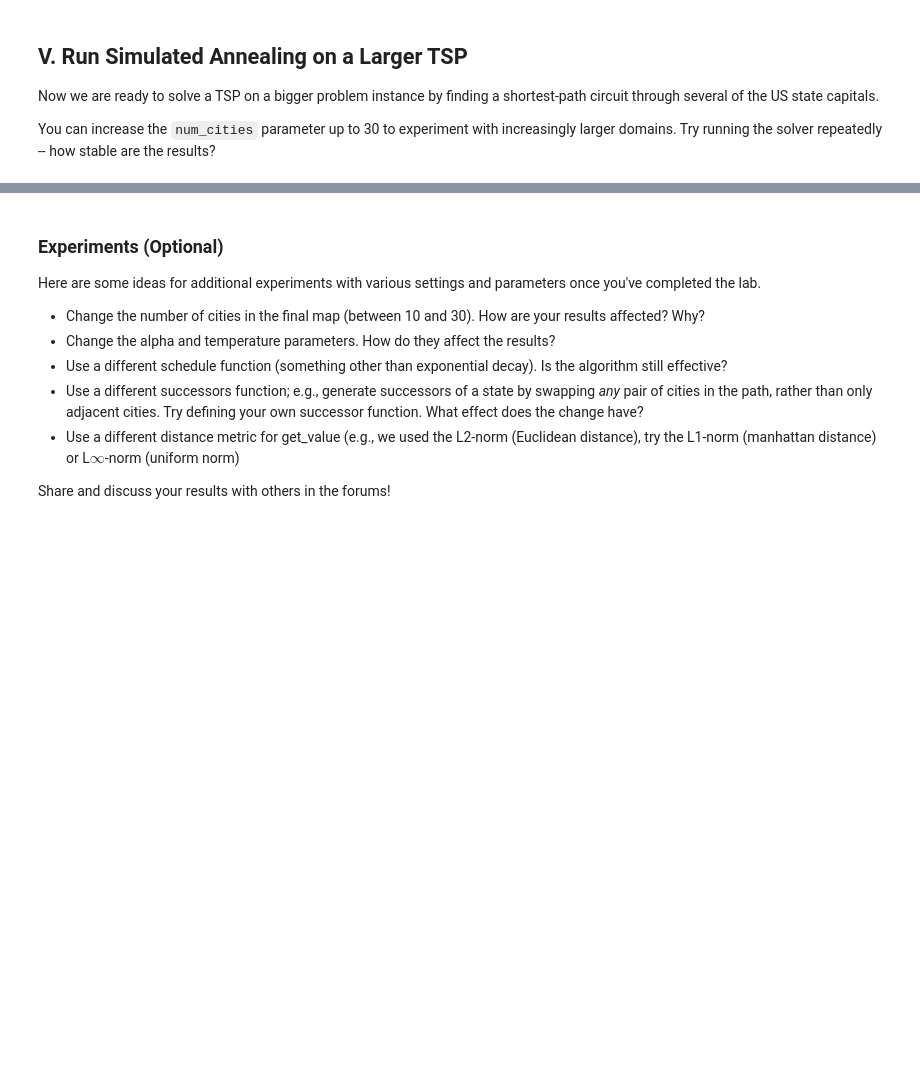
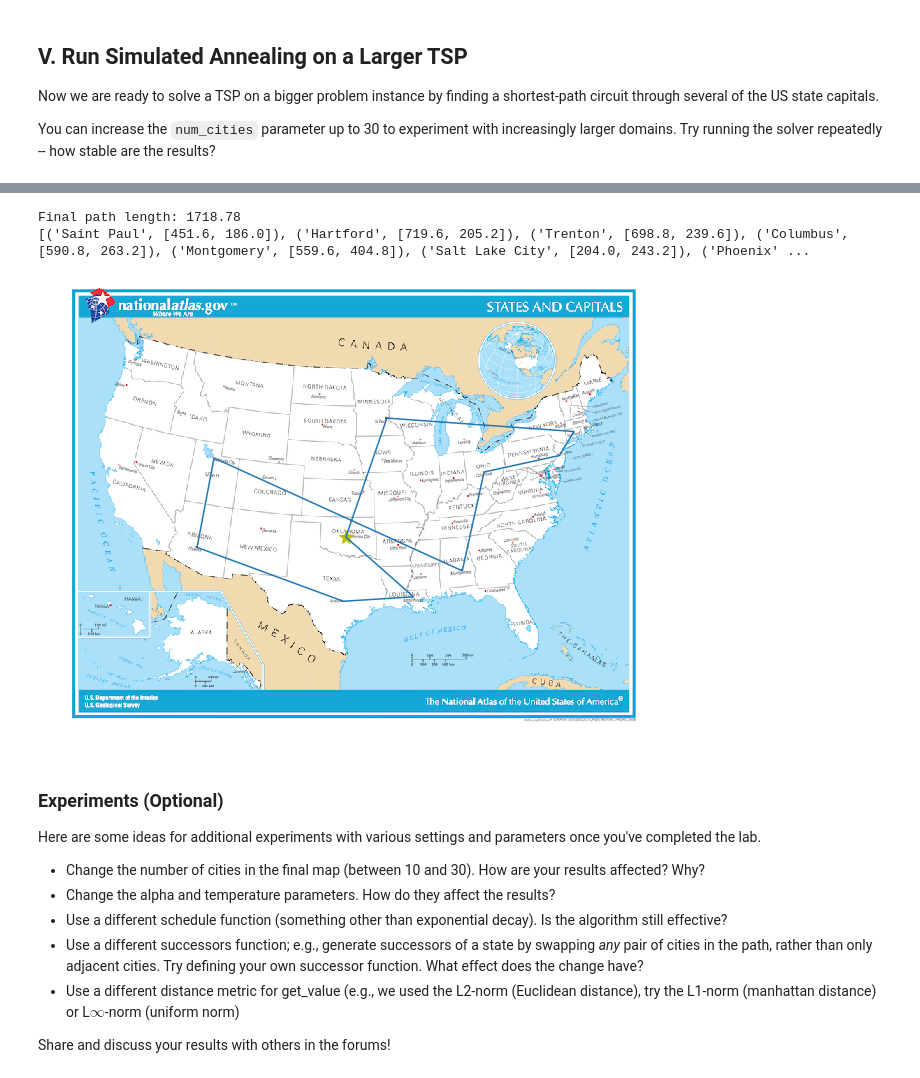
Before and after one commit to wikhung/AIND-Simulated_Annealing, a Jupyter notebook: AIND-Simulated_Annealing.ipynb, the cells around one changed output, grey strips where cells are left out. Drawn from its saved outputs; the diff is of its cells as text; code cells hidden in the pictures; blank space fills up the shorter version.

Commit message:
Completed Simulated Annearling and Added Experiments
Added experiments of temperature and alpha

```diff
--- a/AIND-Simulated_Annealing.ipynb
+++ b/AIND-Simulated_Annealing.ipynb
@@ -91,9 +91,10 @@ def simulated_annealing(problem, schedule):
     AIMA simulated_annealing() pseudocode
         https://github.com/aimacode/aima-pseudocode/blob/master/md/Simulated-Annealing.md
     """
+    t = 0
+    current_node = problem
     while t < float('inf'):
         T = schedule(t)
-        current_node = problem
 
         if T < 1e-10:
             return current_node
@@ -101,11 +102,14 @@ def simulated_annealing(problem, schedule):
         next_successor = random.choice(current_node.successors())
         delta = next_successor.get_value() - current_node.get_value()
 
-        p = np.exp(delta/t)
+        p = np.exp(delta/T)
         if delta > 0:
             current_node = next_successor
+
         elif random.choice(1, 1, [1 - p, p]) == 1:
             current_node = next_successor
+
+        t += 1
 # %% [markdown]
 ## III. Representing the Problem
 
@@ -177,7 +181,14 @@ class TravelingSalesmanProblem:
             of cities set to one of the neighboring permutations of cities in the
             present state
         """
-        self.path
+        succesors_list = []
+        for i in range(len(self.path)):
+            new_tsp = self.copy()
+
+            new_tsp.path[i-1], new_tsp.path[i]  = new_tsp.path[i], new_tsp.path[i - 1]
+
+            succesors_list.append(new_tsp)
+        return succesors_list
 
     def get_value(self):
         """Calculate the total length of the closed-circuit path of the current
@@ -200,7 +211,15 @@ class TravelingSalesmanProblem:
             (2) Remember to multiply the path length by -1 so that simulated
             annealing finds the shortest path
         """
-        raise NotImplementedError
+        dist = 0
+        for i in range(len(self.path)):
+            coords1, coords2 = self.path[i - 1][1], self.path[i][1]
+            x1, y1 = coords1
+            x2, y2 = coords2
+
+            dist += ((x1 - x2) ** 2 + (y1 - y2) ** 2) ** 0.5
+
+        return dist * -1
 # %% [markdown]
 ### Testing TravelingSalesmanProblem
 The following tests should validate the class constructor and functionality of the `successors()` and `get_value()` methods.
@@ -241,7 +260,7 @@ alpha = 0.95
 temperature=1e4
 
 def schedule(time):
-    raise NotImplementedError
+    return (alpha ** time) * temperature
 # %% [markdown]
 ### Testing the Temperature Schedule
 The following tests should validate the temperature schedule function and perform a simple test of the simulated annealing function to solve a small TSP test case
@@ -282,3 +314,15 @@ show_path(result.coords, starting_city)
+# %%
+# set the decay rate and initial temperature parameters, then run simulated annealing to solve the TSP
+alpha = 0.95
+temperature=1e20
+result = simulated_annealing(capitals_tsp, schedule)
+print("Final path length: {:.2f}".format(-result.get_value()))
+print(result.path)
+show_path(result.coords, starting_city)
+# %% [output]
+Final path length: 1718.78
+[('Saint Paul', [451.6, 186.0]), ('Hartford', [719.6, 205.2]), ('Trenton', [698.8, 239.6]), ('Columbus', [590.8, 263.2]), ('Montgomery', [559.6, 404.8]), ('Salt Lake City', [204.0, 243.2]), ('Phoenix' ...
+[figure, added]
 # %% [markdown]
 ### Experiments (Optional)
 Here are some ideas for additional experiments with various settings and parameters once you've completed the lab.
```
Also changed, not shown: parts of 9 cells of this notebook.
